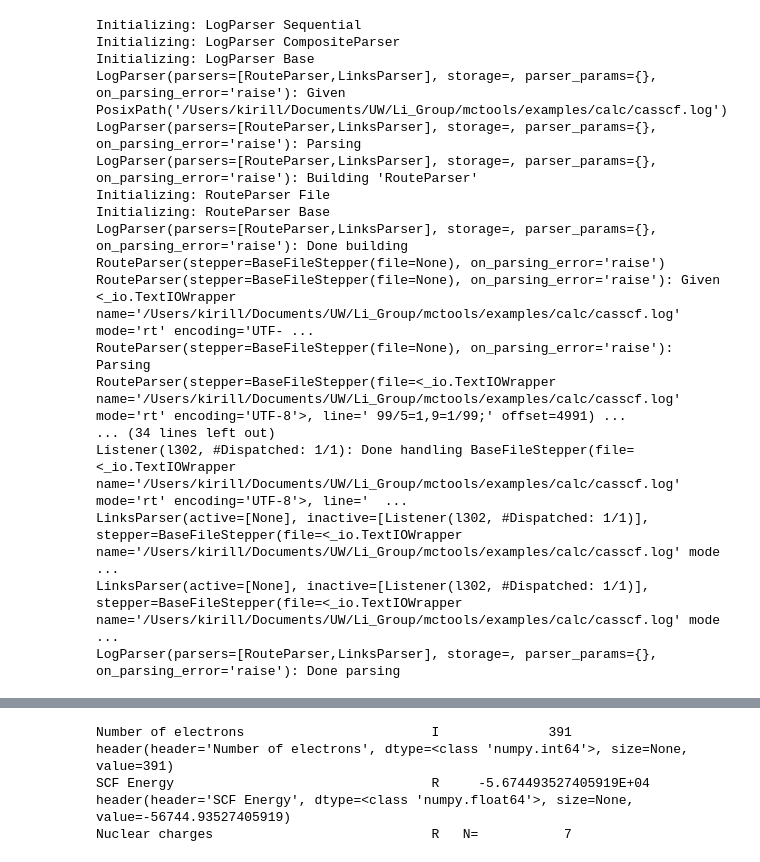
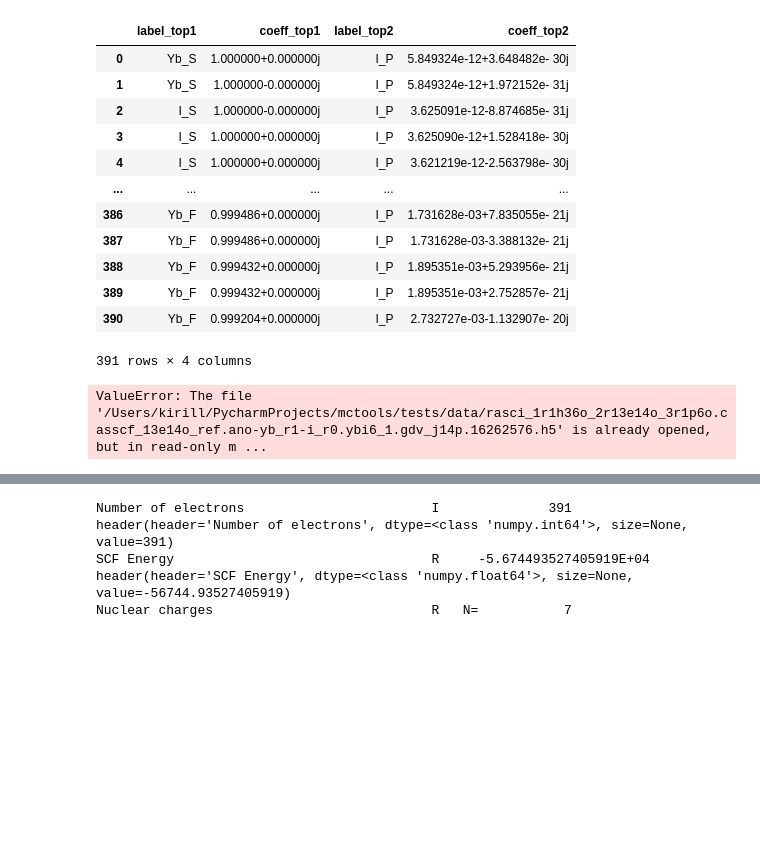
Before and after one commit to kshumilov/mctools, a Jupyter notebook: example.ipynb, the cells around one changed output, grey strips where cells are left out. Drawn from its saved outputs; the diff is of its cells as text; code cells hidden in the pictures; blank space fills up the shorter version.

```diff
--- a/example.ipynb
+++ b/example.ipynb
@@ -11,25 +12,0 @@ fchk = log.with_suffix('.fchk')
-# %%
-from mctools.core.resources import Resources
-from mctools.parsing.gaussian.log.route import Link
-from mctools.parsing.gaussian.log import LogParser
-
-parser = LogParser()
-data = parser.parse(log)
-# %% [output]
-Initializing: LogParser Sequential
-Initializing: LogParser CompositeParser
-Initializing: LogParser Base
-LogParser(parsers=[RouteParser,LinksParser], storage=, parser_params={}, on_parsing_error='raise'): Given PosixPath('/Users/kirill/Documents/UW/Li_Group/mctools/examples/calc/casscf.log')
-LogParser(parsers=[RouteParser,LinksParser], storage=, parser_params={}, on_parsing_error='raise'): Parsing
-LogParser(parsers=[RouteParser,LinksParser], storage=, parser_params={}, on_parsing_error='raise'): Building 'RouteParser'
-Initializing: RouteParser File
-Initializing: RouteParser Base
-LogParser(parsers=[RouteParser,LinksParser], storage=, parser_params={}, on_parsing_error='raise'): Done building  RouteParser(stepper=BaseFileStepper(file=None), on_parsing_error='raise')
-RouteParser(stepper=BaseFileStepper(file=None), on_parsing_error='raise'): Given <_io.TextIOWrapper name='/Users/kirill/Documents/UW/Li_Group/mctools/examples/calc/casscf.log' mode='rt' encoding='UTF- ...
-RouteParser(stepper=BaseFileStepper(file=None), on_parsing_error='raise'): Parsing
-RouteParser(stepper=BaseFileStepper(file=<_io.TextIOWrapper name='/Users/kirill/Documents/UW/Li_Group/mctools/examples/calc/casscf.log' mode='rt' encoding='UTF-8'>, line=' 99/5=1,9=1/99;' offset=4991) ...
-... (34 lines left out)
-Listener(l302, #Dispatched: 1/1): Done handling BaseFileStepper(file=<_io.TextIOWrapper name='/Users/kirill/Documents/UW/Li_Group/mctools/examples/calc/casscf.log' mode='rt' encoding='UTF-8'>, line='  ...
-LinksParser(active=[None], inactive=[Listener(l302, #Dispatched: 1/1)], stepper=BaseFileStepper(file=<_io.TextIOWrapper name='/Users/kirill/Documents/UW/Li_Group/mctools/examples/calc/casscf.log' mode ...
-LinksParser(active=[None], inactive=[Listener(l302, #Dispatched: 1/1)], stepper=BaseFileStepper(file=<_io.TextIOWrapper name='/Users/kirill/Documents/UW/Li_Group/mctools/examples/calc/casscf.log' mode ...
-LogParser(parsers=[RouteParser,LinksParser], storage=, parser_params={}, on_parsing_error='raise'): Done parsing
@@ -35,0 +19,33 @@ LogParser(parsers=[RouteParser,LinksParser], storage=, parser_params={}, on_pars
+# %%
+import attrs
+
+@attrs.define(repr=True, eq=True, frozen=True)
+class LabelByPartition:
+    by: list[str]
+    n_top: int
+    save: bool = False
+    return_result: bool = True
+
+    @property
+    def n_by(self) -> int:
+        return len(self.by)
+
+    def __call__(self, mo: MolecularOrbitalBasis) -> pd.DataFrame | None:
+        df = mo.get_partitioning(by=self.by)
+        fragments, partorb = df.iloc[:, :self.n_by], df.iloc[:, self.n_by:]
+        fragments['label'] = fragments.apply(lambda r: '_'.join(r), axis=1)
+
+        partorb_abs = partorb.apply(np.abs)
+        indicies = np.argpartition(partorb_abs, -self.n_top, axis=0)
+        labels = fragments['label'].values[indicies[-self.n_top:, :]][::-1, :]
+        coeffs = np.take_along_axis(partorb.to_numpy(), indicies[-self.n_top:, :], 0)[::-1, :]
+
+        df_labels = pd.DataFrame(labels.T, columns=[f'label_top{i}' for i in range(1, self.n_top + 1)], dtype='category')
+        df_coeffs = pd.DataFrame(coeffs.T, columns=[f'coeff_top{i}' for i in range(1, self.n_top + 1)])
+        df_part = pd.concat([pd.concat([df_labels.iloc[:, i], df_coeffs.iloc[:, i]], axis=1) for i in range(self.n_top)], axis=1)
+
+        if self.save:
+            mo.df = pd.concat([mo.df, df_part], axis=1)
+
+        if self.return_result:
+            return df_part
@@ -35,0 +57,21 @@ LogParser(parsers=[RouteParser,LinksParser], storage=, parser_params={}, on_pars
+# %%
+labeler = LabelByPartition(by=['element', 'L'], n_top=2, save=True)
+labeler(mo)
+# %% [output]
+|  | label_top1 | coeff_top1 | label_top2 | coeff_top2 |
+| 0 | Yb_S | 1.000000+0.000000j | I_P | 5.849324e-12+3.648482e- 30j |
+| 1 | Yb_S | 1.000000-0.000000j | I_P | 5.849324e-12+1.972152e- 31j |
+| 2 | I_S | 1.000000-0.000000j | I_P | 3.625091e-12-8.874685e- 31j |
+| 3 | I_S | 1.000000+0.000000j | I_P | 3.625090e-12+1.528418e- 30j |
+| 4 | I_S | 1.000000+0.000000j | I_P | 3.621219e-12-2.563798e- 30j |
+| ... | ... | ... | ... | ... |
+| 386 | Yb_F | 0.999486+0.000000j | I_P | 1.731628e-03+7.835055e- 21j |
+| 387 | Yb_F | 0.999486+0.000000j | I_P | 1.731628e-03-3.388132e- 21j |
+| 388 | Yb_F | 0.999432+0.000000j | I_P | 1.895351e-03+5.293956e- 21j |
+| 389 | Yb_F | 0.999432+0.000000j | I_P | 1.895351e-03+2.752857e- 21j |
+| 390 | Yb_F | 0.999204+0.000000j | I_P | 2.732727e-03-1.132907e- 20j |
+391 rows × 4 columns
+# %%
+mo.to_hdf5(archive)
+# %% [output]
+ValueError: The file '/Users/kirill/PycharmProjects/mctools/tests/data/rasci_1r1h36o_2r13e14o_3r1p6o.casscf_13e14o_ref.ano-yb_r1-i_r0.ybi6_1.gdv_j14p.16262576.h5' is already opened, but in read-only m ...
```
Also changed, not shown: parts of 70 cells of this notebook, 5 other files.
